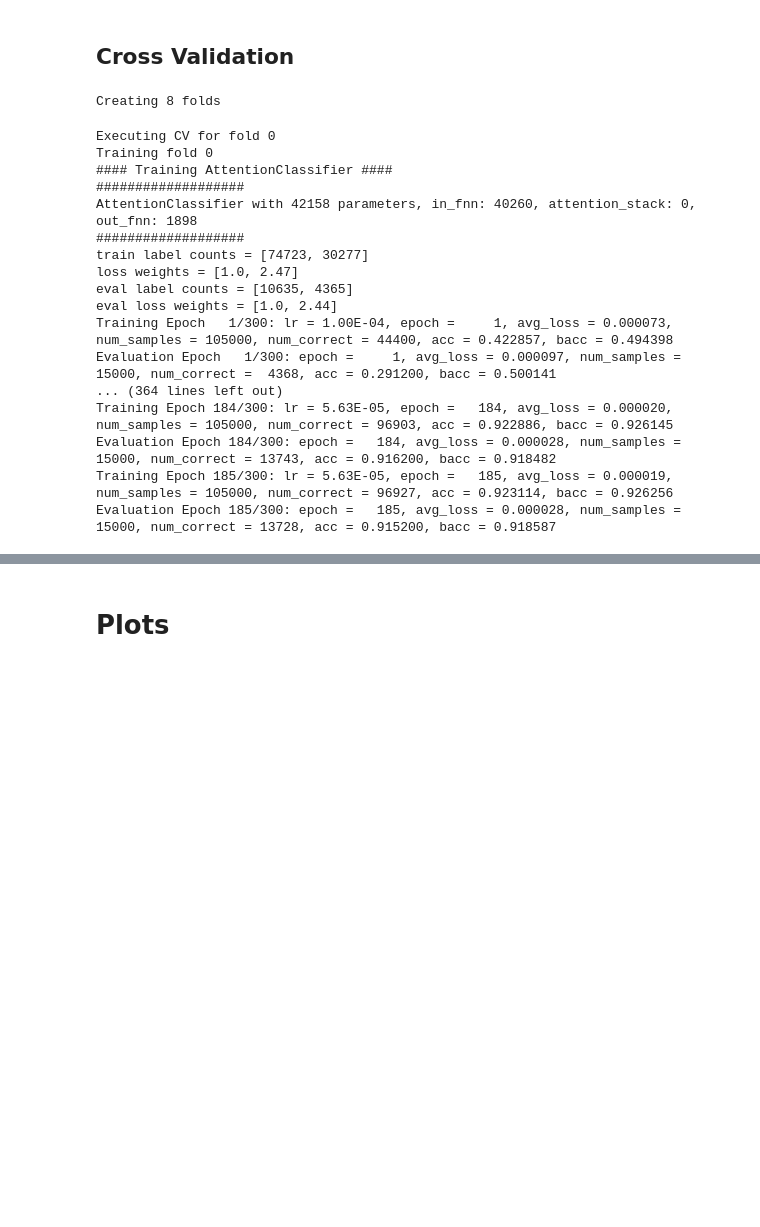
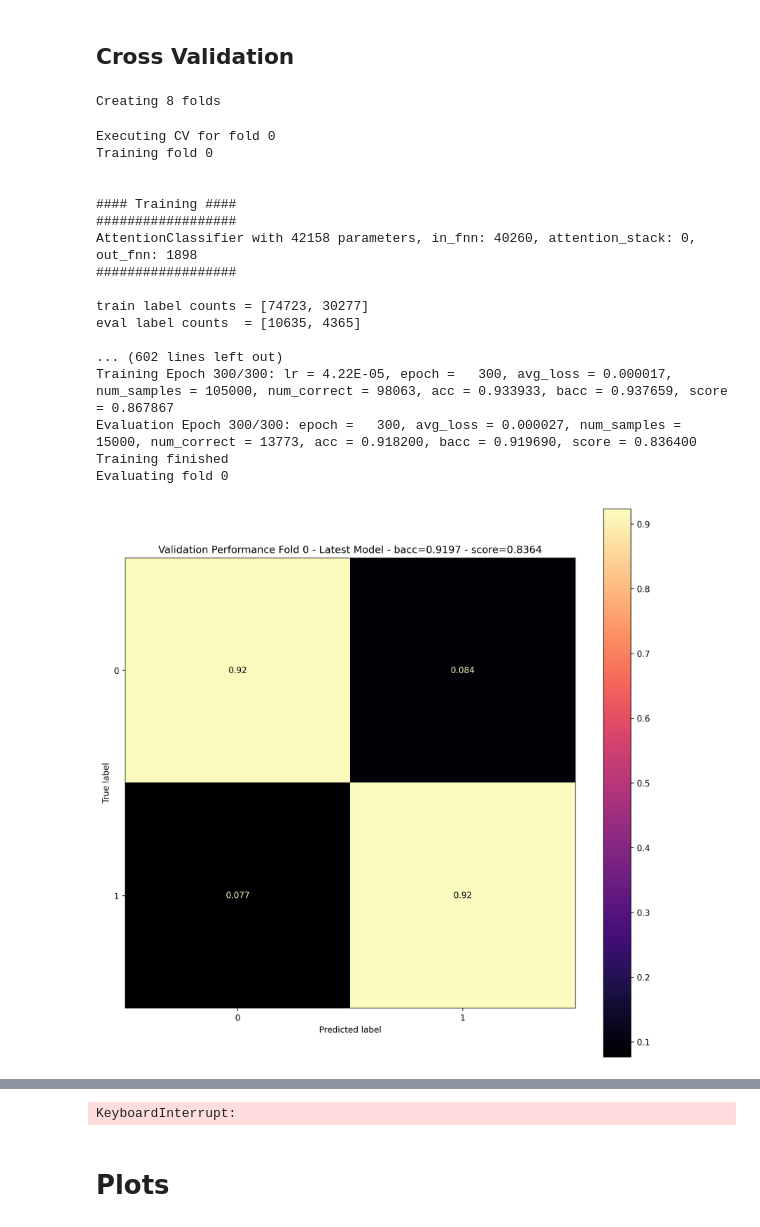
Before and after one commit to brn-dev/mlpc-ue-2023-team-ugly, a Jupyter notebook: bird_no_bird_classifier.ipynb, the cells around one changed output, grey strips where cells are left out. Drawn from its saved outputs; the diff is of its cells as text; code cells hidden in the pictures; blank space fills up the shorter version.

```diff
--- a/bird_no_bird_classifier.ipynb
+++ b/bird_no_bird_classifier.ipynb
@@ -77,7 +77,7 @@ combined_binary_ds.labels = combined_binary_labels
 # %% [markdown]
 # Hyper Parameters
 # %%
-hyper_parameters = AttentionClassifierHyperParameters(
+ac_hyper_parameters = AttentionClassifierHyperParameters(
     in_features=data_raw.shape[-1],
     out_features=2,
 
@@ -137,8 +137,8 @@ cv_training_hyper_parameters = create_training_hyper_parameters(
     lr_scheduler_gamma=0.75,
 )
 
-cv_models_with_scalers, cv_folds_metrics, best_models_metrics = train_attention_classifier_with_cv(
-    hyper_parameters,
+cv_models_with_scalers, cv_folds_metrics, best_models_metrics = train_model_with_cv(
+    lambda: AttentionClassifier(ac_hyper_parameters),
     cv_training_hyper_parameters,
     combined_binary_ds,
     n_folds=8,
@@ -165,43 +165,44 @@ print(f'{cv_average_best_best_models_eval_metrics = } \n\n')
 cv_final_epoch_avg_train_metrics, cv_final_epoch_avg_eval_metrics = calculate_average_metrics_for_final_epoch_of_folds(cv_folds_metrics)
 print(f'{cv_final_epoch_avg_train_metrics = }')
 print(f'{cv_final_epoch_avg_eval_metrics  = }')
 
 cv_avg_epoch_train_metrics = calculate_average_metrics_per_epoch(cv_folds_metrics)
 
 rows = []
 for fold_nr, fold_metrics in enumerate(cv_folds_metrics):
     for epoch_nr, (train_metrics, eval_metrics) in enumerate(fold_metrics):
         rows.append({
             'cv_fold': fold_nr,
             'epoch': epoch_nr,
             'type': 'CV Train BACC',
             'bacc': train_metrics.bacc,
         })
         if eval_metrics is not None:
             rows.append({
                 'cv_fold': fold_nr,
                 'epoch': epoch_nr,
                 'type': 'CV Eval BACC',
                 'bacc': eval_metrics.bacc,
             })
 
 cv_metrics_df = pd.DataFrame(rows)
 # %% [output]
 Creating 8 folds
 Executing CV for fold 0
 Training fold 0
-#### Training AttentionClassifier ####
-###################
+
+
+#### Training ####
+##################
 AttentionClassifier with 42158 parameters, in_fnn: 40260, attention_stack: 0, out_fnn: 1898
-###################
+##################
+
 train label counts = [74723, 30277]
-loss weights = [1.0, 2.47]
-eval label counts = [10635, 4365]
-eval loss weights = [1.0, 2.44]
-Training Epoch   1/300: lr = 1.00E-04, epoch =     1, avg_loss = 0.000073, num_samples = 105000, num_correct = 44400, acc = 0.422857, bacc = 0.494398
-Evaluation Epoch   1/300: epoch =     1, avg_loss = 0.000097, num_samples = 15000, num_correct =  4368, acc = 0.291200, bacc = 0.500141
-... (364 lines left out)
-Training Epoch 184/300: lr = 5.63E-05, epoch =   184, avg_loss = 0.000020, num_samples = 105000, num_correct = 96903, acc = 0.922886, bacc = 0.926145
-Evaluation Epoch 184/300: epoch =   184, avg_loss = 0.000028, num_samples = 15000, num_correct = 13743, acc = 0.916200, bacc = 0.918482
-Training Epoch 185/300: lr = 5.63E-05, epoch =   185, avg_loss = 0.000019, num_samples = 105000, num_correct = 96927, acc = 0.923114, bacc = 0.926256
-Evaluation Epoch 185/300: epoch =   185, avg_loss = 0.000028, num_samples = 15000, num_correct = 13728, acc = 0.915200, bacc = 0.918587
+eval label counts  = [10635, 4365]
+
+... (602 lines left out)
+Training Epoch 300/300: lr = 4.22E-05, epoch =   300, avg_loss = 0.000017, num_samples = 105000, num_correct = 98063, acc = 0.933933, bacc = 0.937659, score = 0.867867
+Evaluation Epoch 300/300: epoch =   300, avg_loss = 0.000027, num_samples = 15000, num_correct = 13773, acc = 0.918200, bacc = 0.919690, score = 0.836400
+Training finished
+Evaluating fold 0
+[figure, added]
@@ -209,3 +229,4 @@ KeyboardInterrupt:
+KeyboardInterrupt:
 # %% [markdown]
 # Plots
 # %%
```
Also changed, not shown: parts of 2 cells of this notebook, 4 other files.
